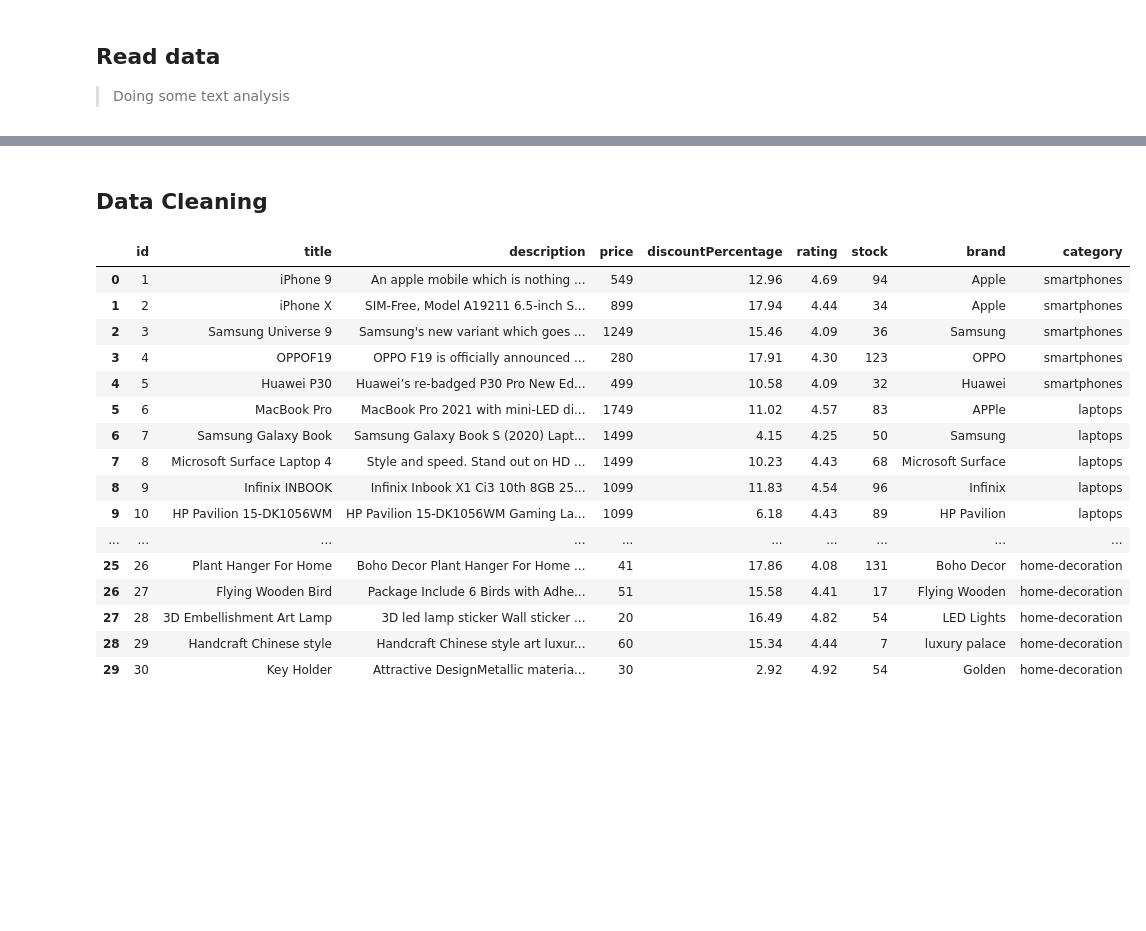
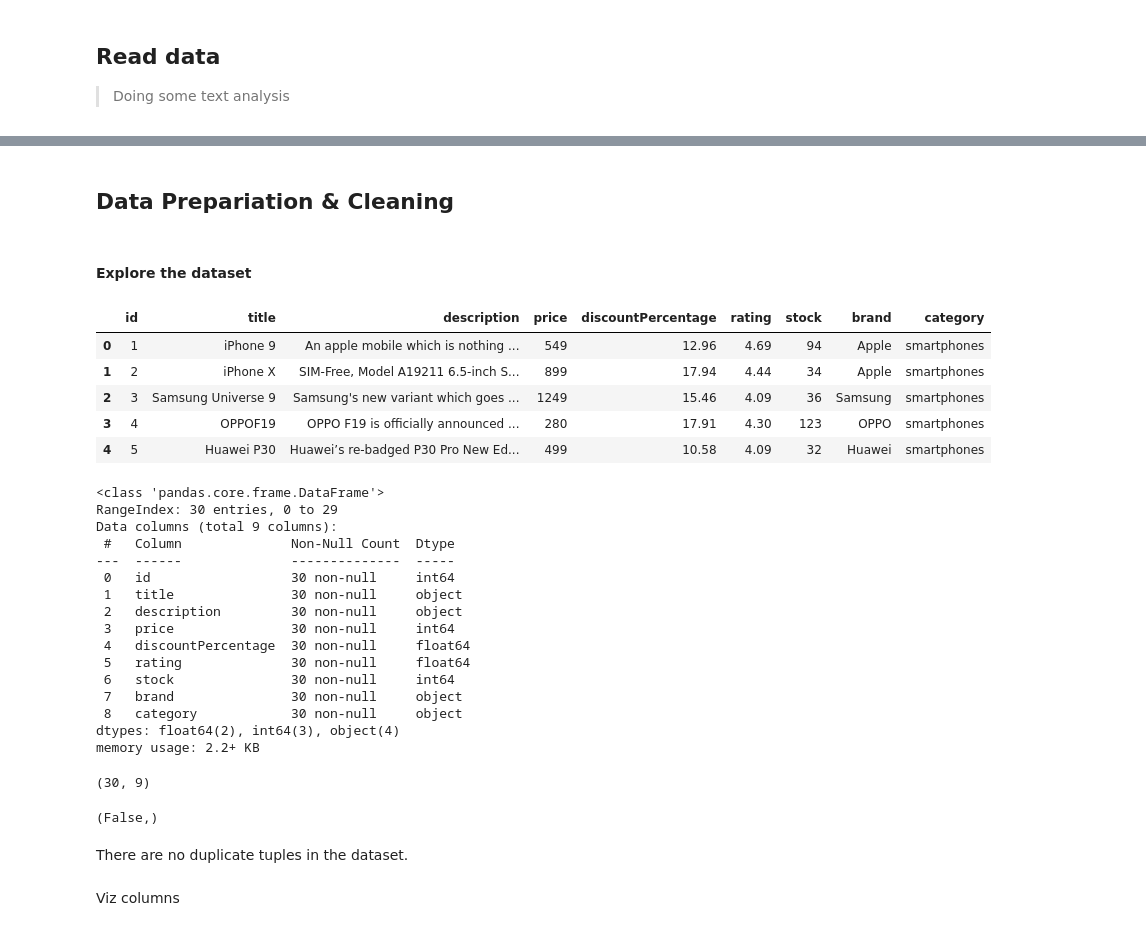
Before and after one commit to ackermanjayjay/Walkhtrough-NLP, a Jupyter notebook: Api_text_crawl/Api_textCrawl.ipynb, the cells around one changed output, grey strips where cells are left out. Drawn from its saved outputs; the diff is of its cells as text; code cells hidden in the pictures; blank space fills up the shorter version.

```diff
--- a/Api_text_crawl/Api_textCrawl.ipynb
+++ b/Api_text_crawl/Api_textCrawl.ipynb
@@ -77,26 +77,49 @@ data
 | 28 | 29 | Handcraft Chinese style | Handcraft Chinese style art luxur... | 60 | 15.34 | 4.44 | 7 | luxury palace | home-decoration | ... |
 | 29 | 30 | Key Holder | Attractive DesignMetallic materia... | 30 | 2.92 | 4.92 | 54 | Golden | home-decoration | ... |
 # %% [markdown]
-## Data Cleaning
+## Data Prepariation & Cleaning
 # %%
 data.drop(columns=["thumbnail","images"],inplace=True)
+# %% [markdown]
+#### Explore the dataset
 # %%
-data
+data.head()
 # %% [output]
 |  | id | title | description | price | discountPercentage | rating | stock | brand | category |
 | 0 | 1 | iPhone 9 | An apple mobile which is nothing ... | 549 | 12.96 | 4.69 | 94 | Apple | smartphones |
 | 1 | 2 | iPhone X | SIM-Free, Model A19211 6.5-inch S... | 899 | 17.94 | 4.44 | 34 | Apple | smartphones |
 | 2 | 3 | Samsung Universe 9 | Samsung's new variant which goes ... | 1249 | 15.46 | 4.09 | 36 | Samsung | smartphones |
 | 3 | 4 | OPPOF19 | OPPO F19 is officially announced ... | 280 | 17.91 | 4.30 | 123 | OPPO | smartphones |
 | 4 | 5 | Huawei P30 | Huawei’s re-badged P30 Pro New Ed... | 499 | 10.58 | 4.09 | 32 | Huawei | smartphones |
-| 5 | 6 | MacBook Pro | MacBook Pro 2021 with mini-LED di... | 1749 | 11.02 | 4.57 | 83 | APPle | laptops |
-| 6 | 7 | Samsung Galaxy Book | Samsung Galaxy Book S (2020) Lapt... | 1499 | 4.15 | 4.25 | 50 | Samsung | laptops |
-| 7 | 8 | Microsoft Surface Laptop 4 | Style and speed. Stand out on HD ... | 1499 | 10.23 | 4.43 | 68 | Microsoft Surface | laptops |
-| 8 | 9 | Infinix INBOOK | Infinix Inbook X1 Ci3 10th 8GB 25... | 1099 | 11.83 | 4.54 | 96 | Infinix | laptops |
-| 9 | 10 | HP Pavilion 15-DK1056WM | HP Pavilion 15-DK1056WM Gaming La... | 1099 | 6.18 | 4.43 | 89 | HP Pavilion | laptops |
-| ... | ... | ... | ... | ... | ... | ... | ... | ... | ... |
-| 25 | 26 | Plant Hanger For Home | Boho Decor Plant Hanger For Home ... | 41 | 17.86 | 4.08 | 131 | Boho Decor | home-decoration |
-| 26 | 27 | Flying Wooden Bird | Package Include 6 Birds with Adhe... | 51 | 15.58 | 4.41 | 17 | Flying Wooden | home-decoration |
-| 27 | 28 | 3D Embellishment Art Lamp | 3D led lamp sticker Wall sticker ... | 20 | 16.49 | 4.82 | 54 | LED Lights | home-decoration |
-| 28 | 29 | Handcraft Chinese style | Handcraft Chinese style art luxur... | 60 | 15.34 | 4.44 | 7 | luxury palace | home-decoration |
-| 29 | 30 | Key Holder | Attractive DesignMetallic materia... | 30 | 2.92 | 4.92 | 54 | Golden | home-decoration |
+# %%
+data.info()
+# %% [output]
+<class 'pandas.core.frame.DataFrame'>
+RangeIndex: 30 entries, 0 to 29
+Data columns (total 9 columns):
+ #   Column              Non-Null Count  Dtype
+---  ------              --------------  -----
+ 0   id                  30 non-null     int64
+ 1   title               30 non-null     object
+ 2   description         30 non-null     object
+ 3   price               30 non-null     int64
+ 4   discountPercentage  30 non-null     float64
+ 5   rating              30 non-null     float64
+ 6   stock               30 non-null     int64
+ 7   brand               30 non-null     object
+ 8   category            30 non-null     object
+dtypes: float64(2), int64(3), object(4)
+memory usage: 2.2+ KB
+# %%
+data.shape
+# %% [output]
+(30, 9)
+# %%
+data.duplicated().sum(),
+data.duplicated().any(),
+# %% [output]
+(False,)
+# %% [markdown]
+There are no duplicate tuples in the dataset.
+# %% [markdown]
+Viz columns
```
Also changed, not shown: parts of 95 cells of this notebook.
